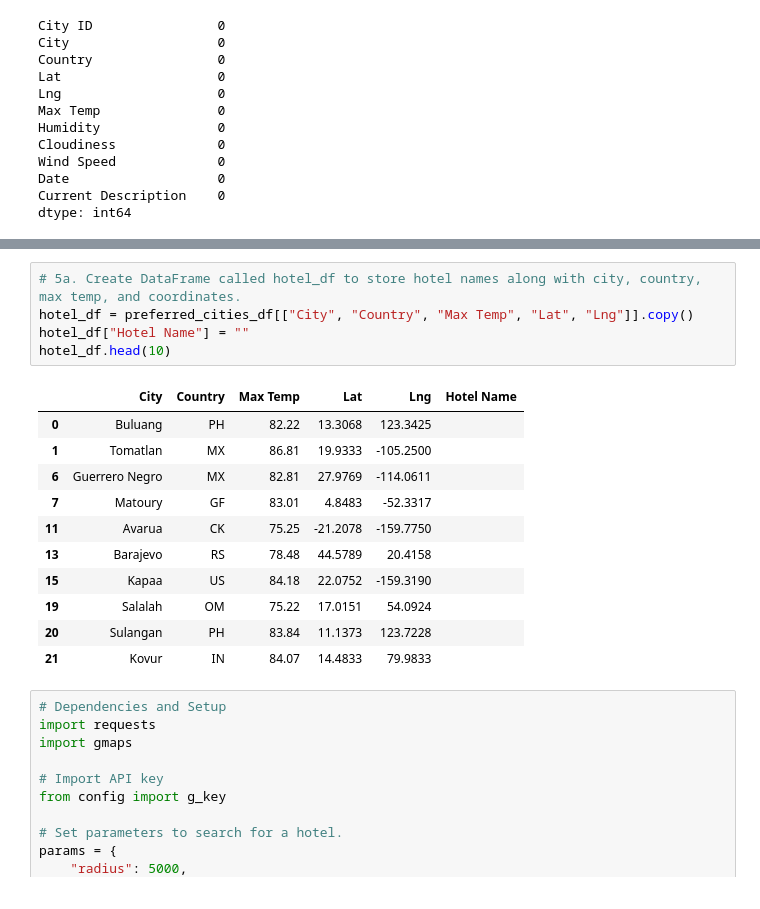
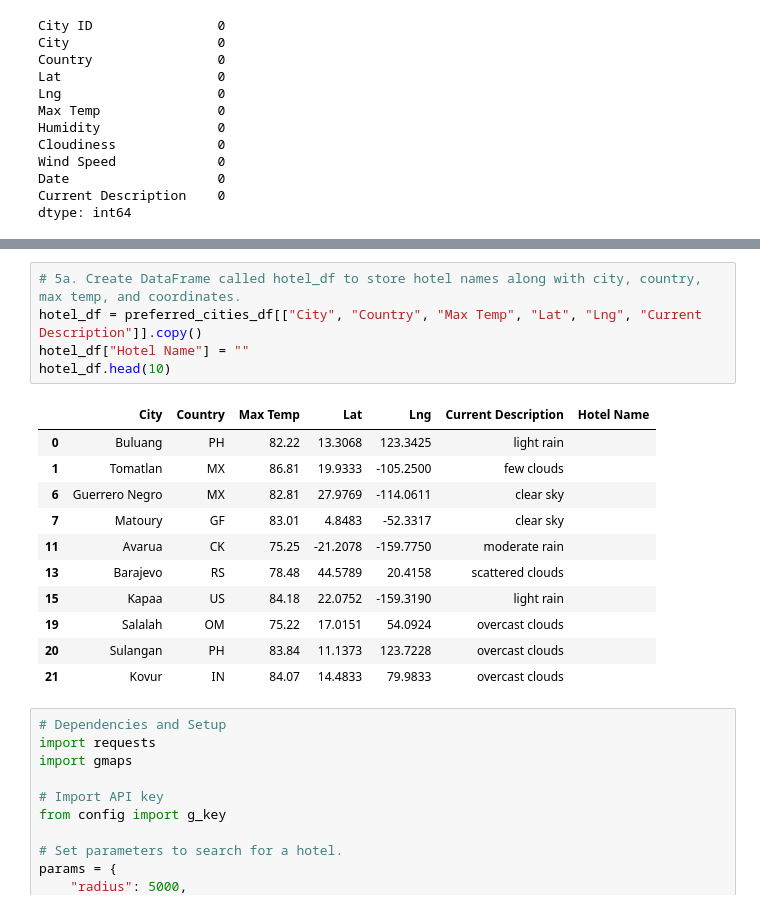
Before and after one commit to jordanbradburne/World_Weather_Analysis, a Jupyter notebook: Vacation_Search.ipynb, the cells around one changed output, grey strips where cells are left out. Cells and saved outputs as stored; diff of their text form.

```diff
--- a/Vacation_Search.ipynb
+++ b/Vacation_Search.ipynb
@@ -88,21 +88,21 @@ preferred_cities_df.head(10)
 | 21 | 21 | Kovur | IN | 14.4833 | 79.9833 | 84.07 | 53 | 96 | 15.64 | 2021-08-01 22:53:27 | ... |
 # %%
 # 5a. Create DataFrame called hotel_df to store hotel names along with city, country, max temp, and coordinates.
-hotel_df = preferred_cities_df[["City", "Country", "Max Temp", "Lat", "Lng"]].copy()
+hotel_df = preferred_cities_df[["City", "Country", "Max Temp", "Lat", "Lng", "Current Description"]].copy()
 hotel_df["Hotel Name"] = ""
 hotel_df.head(10)
 # %% [output]
-|  | City | Country | Max Temp | Lat | Lng | Hotel Name |
-| 0 | Buluang | PH | 82.22 | 13.3068 | 123.3425 |  |
-| 1 | Tomatlan | MX | 86.81 | 19.9333 | -105.2500 |  |
-| 6 | Guerrero Negro | MX | 82.81 | 27.9769 | -114.0611 |  |
-| 7 | Matoury | GF | 83.01 | 4.8483 | -52.3317 |  |
-| 11 | Avarua | CK | 75.25 | -21.2078 | -159.7750 |  |
-| 13 | Barajevo | RS | 78.48 | 44.5789 | 20.4158 |  |
-| 15 | Kapaa | US | 84.18 | 22.0752 | -159.3190 |  |
-| 19 | Salalah | OM | 75.22 | 17.0151 | 54.0924 |  |
-| 20 | Sulangan | PH | 83.84 | 11.1373 | 123.7228 |  |
-| 21 | Kovur | IN | 84.07 | 14.4833 | 79.9833 |  |
+|  | City | Country | Max Temp | Lat | Lng | Current Description | Hotel Name |
+| 0 | Buluang | PH | 82.22 | 13.3068 | 123.3425 | light rain |  |
+| 1 | Tomatlan | MX | 86.81 | 19.9333 | -105.2500 | few clouds |  |
+| 6 | Guerrero Negro | MX | 82.81 | 27.9769 | -114.0611 | clear sky |  |
+| 7 | Matoury | GF | 83.01 | 4.8483 | -52.3317 | clear sky |  |
+| 11 | Avarua | CK | 75.25 | -21.2078 | -159.7750 | moderate rain |  |
+| 13 | Barajevo | RS | 78.48 | 44.5789 | 20.4158 | scattered clouds |  |
+| 15 | Kapaa | US | 84.18 | 22.0752 | -159.3190 | light rain |  |
+| 19 | Salalah | OM | 75.22 | 17.0151 | 54.0924 | overcast clouds |  |
+| 20 | Sulangan | PH | 83.84 | 11.1373 | 123.7228 | overcast clouds |  |
+| 21 | Kovur | IN | 84.07 | 14.4833 | 79.9833 | overcast clouds |  |
 # %%
 # Dependencies and Setup
 import requests
```
Also changed, not shown: parts of 2 cells of this notebook.
